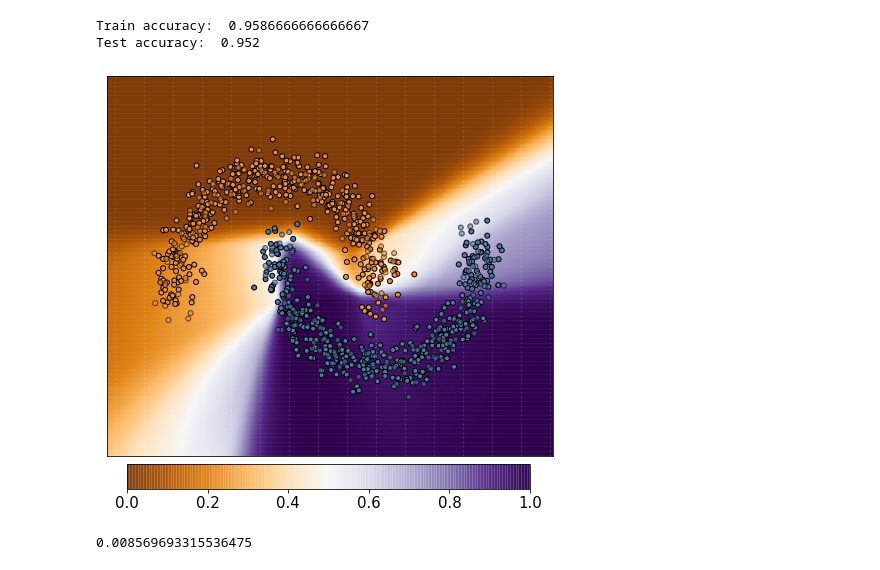
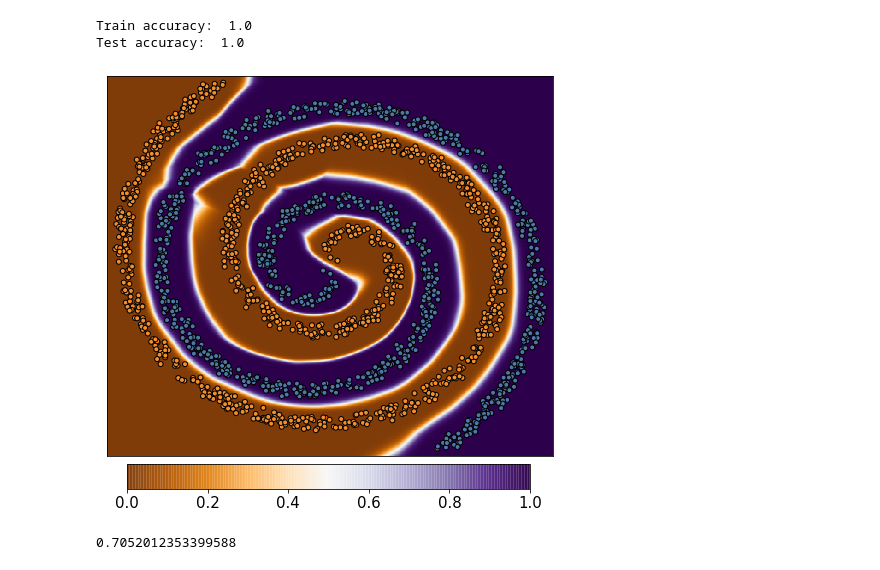
Before and after one commit to yangarbiter/blindguess, a Jupyter notebook: notebooks/examples.ipynb, the cells around one changed output. Saved outputs shown, nothing was run; the diff lists cells and outputs as text; code cells hidden in the pictures.

```diff
--- a/notebooks/examples.ipynb
+++ b/notebooks/examples.ipynb
@@ -18,8 +20,8 @@ from lolip.variables import auto_var
 from lolip.models.torch_model import TorchModel
 from utils import params_to_dataframe
 # %%
-h = 0.01
-def plot_boundary(clf, X, y, X_test, y_test):
+h = 0.05
+def plot_boundary(clf, X, y, X_test=None, y_test=None):
     fig, ax = plt.subplots(figsize=(8, 7))
 
     cm = plt.cm.PuOr
@@ -33,45 +35,59 @@ def plot_boundary(clf, X, y, X_test, y_test):
                          np.arange(y_min, y_max, h))
 
     Z = clf.predict_proba(np.c_[xx.ravel(), yy.ravel()])[:, 1]
 
     # Put the result into a color plot
     Z = Z.reshape(xx.shape)
     #imshow_handle = plt.contourf(xx, yy, Z, cmap=cm, alpha=.8, vmin=0, vmax=1)
     imshow_handle = plt.pcolormesh(xx, yy, Z, cmap=cm, alpha=.8, vmin=0, vmax=1)
     imshow_handle.set_clim(0.0, 1.0)
 
     # Plot also the training points
     plt.scatter(X[:, 0], X[:, 1], c=y, cmap=cm_bright,
                edgecolors='black', s=25)
     # and testing points
-    plt.scatter(X_test[:, 0], X_test[:, 1], c=y_test, cmap=cm_bright,
-               alpha=0.6, edgecolors='black', s=25)
+    #plt.scatter(X_test[:, 0], X_test[:, 1], c=y_test, cmap=cm_bright,
+    #           alpha=0.6, edgecolors='black', s=25)
 
     ax.set_xlim(xx.min(), xx.max())
     ax.set_ylim(yy.min(), yy.max())
     ax.set_xticks(())
     ax.set_yticks(())
 
     ax = plt.axes([0.16, 0.06, 0.7, 0.05])
     #plt.title("Probability")
     cbar = plt.colorbar(imshow_handle, cax=ax, orientation='horizontal')
     cbar.ax.tick_params(labelsize=15)
 
 plot_boundary(model, trnX, trny, tstX, tsty)
 print("Train accuracy: ", (model.predict(trnX) == trny).mean())
 print("Test accuracy: ", (model.predict(tstX) == tsty).mean())
 
-plt.savefig("./figs/halfmoon_proba.png", transparent=True)
+plt.savefig("../figs/sprial.9_trades.png", transparent=True)
 # %% [output]
-Train accuracy:  0.9586666666666667
-Test accuracy:  0.952
+Train accuracy:  1.0
+Test accuracy:  1.0
-[figure, old version]
+[figure, new version]
-# %%
-dist = pairwise_distances(trnX, metric='chebyshev')
-for i in range(len(trnX)):
-    for j in range(len(trnX)):
-        if trny[i] == trny[j]:
-            dist[i][j] = np.inf
-dist.min()
-# %% [output]
-0.008569693315536475
+# %%
+def twospirals(n_points, noise=.5, random_seed=0):
+    """
+     Returns the two spirals dataset.
+    """
+    random_state = np.random.RandomState(random_seed)
+    n = np.sqrt(random_state.rand(n_points,1)) * 780 * (2*np.pi)/360
+    d1x = -np.cos(n)*n + random_state.rand(n_points,1) * noise
+    d1y = np.sin(n)*n + random_state.rand(n_points,1) * noise
+    return (np.vstack((np.hstack((d1x,d1y)),np.hstack((-d1x,-d1y)))),
+            np.hstack((np.zeros(n_points),np.ones(n_points))))
+
+trnX, trny = twospirals(1000, 0.9)
+tstX, tsty = twospirals(1000, 0.9)
+
+dist = pairwise_distances(trnX, metric='chebyshev')
+for i in range(len(trnX)):
+    for j in range(len(trnX)):
+        if trny[i] == trny[j]:
+            dist[i][j] = np.inf
+dist.min()
+# %% [output]
+0.7052012353399588
```
Also changed, not shown: parts of 6 cells of this notebook, 18 other files.
